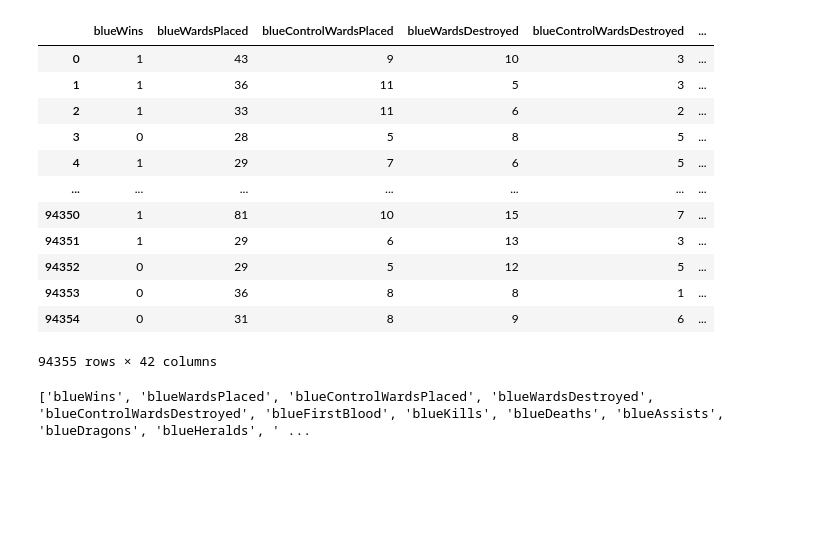
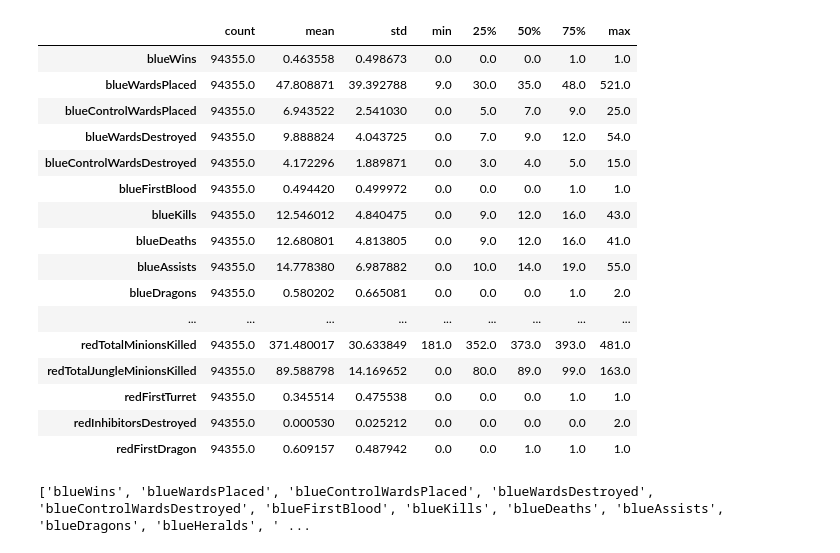
Before and after one commit to LxNx-Hn/DataScience_3-1, a Jupyter notebook: ftest/ftest.ipynb, the cells around one changed output. Saved outputs shown, nothing was run; the diff lists cells and outputs as text; code cells hidden in the pictures; blank space fills up the shorter version.

```diff
--- a/ftest/ftest.ipynb
+++ b/ftest/ftest.ipynb
@@ -31,22 +32,26 @@ plt.rcParams['axes.unicode_minus'] = False
 warnings.filterwarnings('ignore')
 # %%
 df = pd.read_csv('final.csv')
-df.drop('matchId', axis=1, inplace=True)
-df
+df.drop(['matchId','gameDuration'], axis=1, inplace=True)
+df.describe().T
 # %% [output]
-|  | blueWins | blueWardsPlaced | blueControlWardsPlaced | blueWardsDestroyed | blueControlWardsDestroyed | ... |
-| 0 | 1 | 43 | 9 | 10 | 3 | ... |
-| 1 | 1 | 36 | 11 | 5 | 3 | ... |
-| 2 | 1 | 33 | 11 | 6 | 2 | ... |
-| 3 | 0 | 28 | 5 | 8 | 5 | ... |
-| 4 | 1 | 29 | 7 | 6 | 5 | ... |
-| ... | ... | ... | ... | ... | ... | ... |
-| 94350 | 1 | 81 | 10 | 15 | 7 | ... |
-| 94351 | 1 | 29 | 6 | 13 | 3 | ... |
-| 94352 | 0 | 29 | 5 | 12 | 5 | ... |
-| 94353 | 0 | 36 | 8 | 8 | 1 | ... |
-| 94354 | 0 | 31 | 8 | 9 | 6 | ... |
+|  | count | mean | std | min | 25% | 50% | 75% | max |
+| blueWins | 94355.0 | 0.463558 | 0.498673 | 0.0 | 0.0 | 0.0 | 1.0 | 1.0 |
+| blueWardsPlaced | 94355.0 | 47.808871 | 39.392788 | 9.0 | 30.0 | 35.0 | 48.0 | 521.0 |
+| blueControlWardsPlaced | 94355.0 | 6.943522 | 2.541030 | 0.0 | 5.0 | 7.0 | 9.0 | 25.0 |
+| blueWardsDestroyed | 94355.0 | 9.888824 | 4.043725 | 0.0 | 7.0 | 9.0 | 12.0 | 54.0 |
+| blueControlWardsDestroyed | 94355.0 | 4.172296 | 1.889871 | 0.0 | 3.0 | 4.0 | 5.0 | 15.0 |
+| blueFirstBlood | 94355.0 | 0.494420 | 0.499972 | 0.0 | 0.0 | 0.0 | 1.0 | 1.0 |
+| blueKills | 94355.0 | 12.546012 | 4.840475 | 0.0 | 9.0 | 12.0 | 16.0 | 43.0 |
+| blueDeaths | 94355.0 | 12.680801 | 4.813805 | 0.0 | 9.0 | 12.0 | 16.0 | 41.0 |
+| blueAssists | 94355.0 | 14.778380 | 6.987882 | 0.0 | 10.0 | 14.0 | 19.0 | 55.0 |
+| blueDragons | 94355.0 | 0.580202 | 0.665081 | 0.0 | 0.0 | 0.0 | 1.0 | 2.0 |
+| ... | ... | ... | ... | ... | ... | ... | ... | ... |
+| redTotalMinionsKilled | 94355.0 | 371.480017 | 30.633849 | 181.0 | 352.0 | 373.0 | 393.0 | 481.0 |
+| redTotalJungleMinionsKilled | 94355.0 | 89.588798 | 14.169652 | 0.0 | 80.0 | 89.0 | 99.0 | 163.0 |
+| redFirstTurret | 94355.0 | 0.345514 | 0.475538 | 0.0 | 0.0 | 0.0 | 1.0 | 1.0 |
+| redInhibitorsDestroyed | 94355.0 | 0.000530 | 0.025212 | 0.0 | 0.0 | 0.0 | 0.0 | 2.0 |
+| redFirstDragon | 94355.0 | 0.609157 | 0.487942 | 0.0 | 0.0 | 1.0 | 1.0 | 1.0 |
-94355 rows × 42 columns
 # %%
 print(df.columns.tolist())
 # %% [output]
```
Also changed, not shown: parts of 34 cells of this notebook, 3 other files.
